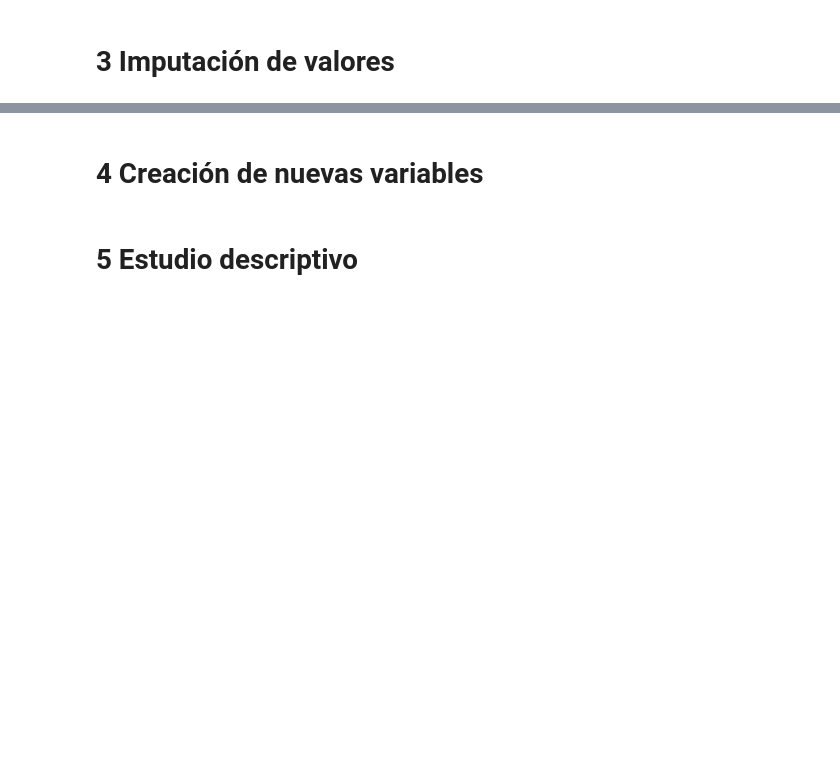
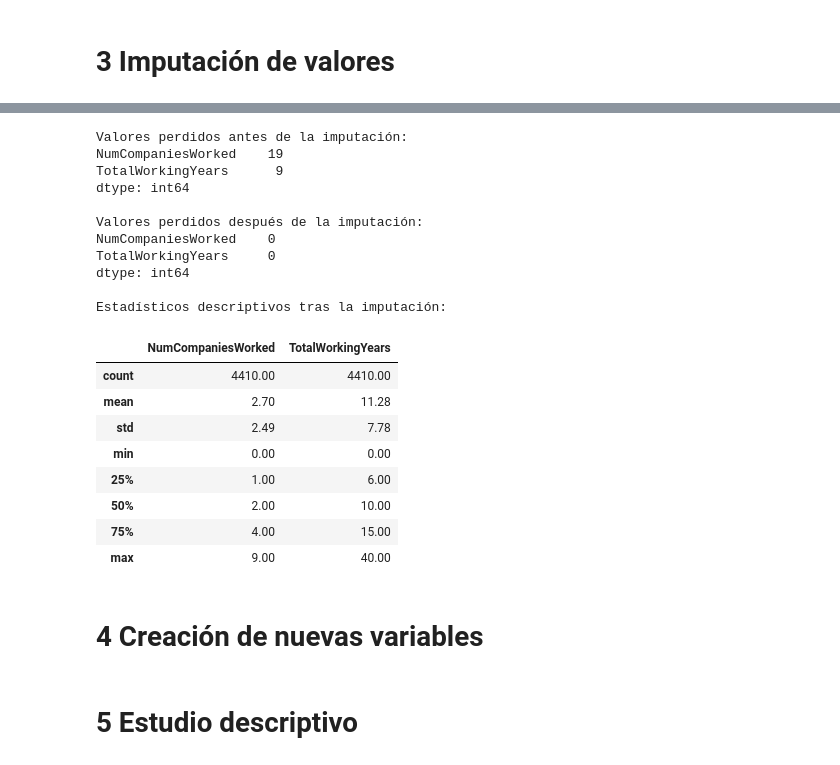
Before and after one commit to sangoumr/People_Analitics, a Jupyter notebook: EDA.ipynb, the cells around one changed output, grey strips where cells are left out. Drawn from its saved outputs; the diff is of its cells as text; code cells hidden in the pictures; blank space fills up the shorter version.

Commit message:
update main eda with imputation null values, outliers and log transformation

```diff
--- a/EDA.ipynb
+++ b/EDA.ipynb
@@ -527,2 +593,10 @@ plt.show()
+# %%
+# 1. Eliminamos EmployeeCount y StandardHours ya que son constantes
+#    y no aportan información al análisis.
+dataframes["general"] = dataframes["general"].drop(columns=["EmployeeCount", "StandardHours"])
+
+# 2. Aplicamos transformación logarítmica a MonthlyIncome
+#    para reducir el efecto de los valores extremos y normalizar su distribución.
+dataframes["general"]["MonthlyIncome_log"] = np.log(dataframes["general"]["MonthlyIncome"])
 # %% [markdown]
 # 3 Imputación de valores
@@ -529,3 +618,47 @@ plt.show()
+# %%
+from sklearn.impute import KNNImputer
+
+# Verificamos los valores perdidos antes de la imputación
+print("Valores perdidos antes de la imputación:")
+print(dataframes["general"][["NumCompaniesWorked", "TotalWorkingYears"]].isnull().sum())
+
+# Seleccionamos las variables numéricas para calcular las distancias
+# Se usan todas las variables numéricas para que la similitud entre
+# registros sea lo más informativa posible
+num_cols = dataframes["general"].select_dtypes(include=np.number).columns.tolist()
+
+# Imputación KNN (k=5)
+imputer = KNNImputer(n_neighbors=5)
+dataframes["general"][num_cols] = imputer.fit_transform(dataframes["general"][num_cols])
+
+# Verificamos que no quedan valores perdidos
+print("\nValores perdidos después de la imputación:")
+print(dataframes["general"][["NumCompaniesWorked", "TotalWorkingYears"]].isnull().sum())
+
+# Estadísticos descriptivos tras la imputación
+print("\nEstadísticos descriptivos tras la imputación:")
+display(dataframes["general"][["NumCompaniesWorked", "TotalWorkingYears"]].describe().round(2))
+# %% [output]
+Valores perdidos antes de la imputación:
+NumCompaniesWorked    19
+TotalWorkingYears      9
+dtype: int64
+
+Valores perdidos después de la imputación:
+NumCompaniesWorked    0
+TotalWorkingYears     0
+dtype: int64
+
+Estadísticos descriptivos tras la imputación:
+|  | NumCompaniesWorked | TotalWorkingYears |
+| count | 4410.00 | 4410.00 |
+| mean | 2.70 | 11.28 |
+| std | 2.49 | 7.78 |
+| min | 0.00 | 0.00 |
+| 25% | 1.00 | 6.00 |
+| 50% | 2.00 | 10.00 |
+| 75% | 4.00 | 15.00 |
+| max | 9.00 | 40.00 |
 # %% [markdown]
 # 4 Creación de nuevas variables
 # %% [markdown]
```
Also changed, not shown: parts of 9 cells of this notebook.
